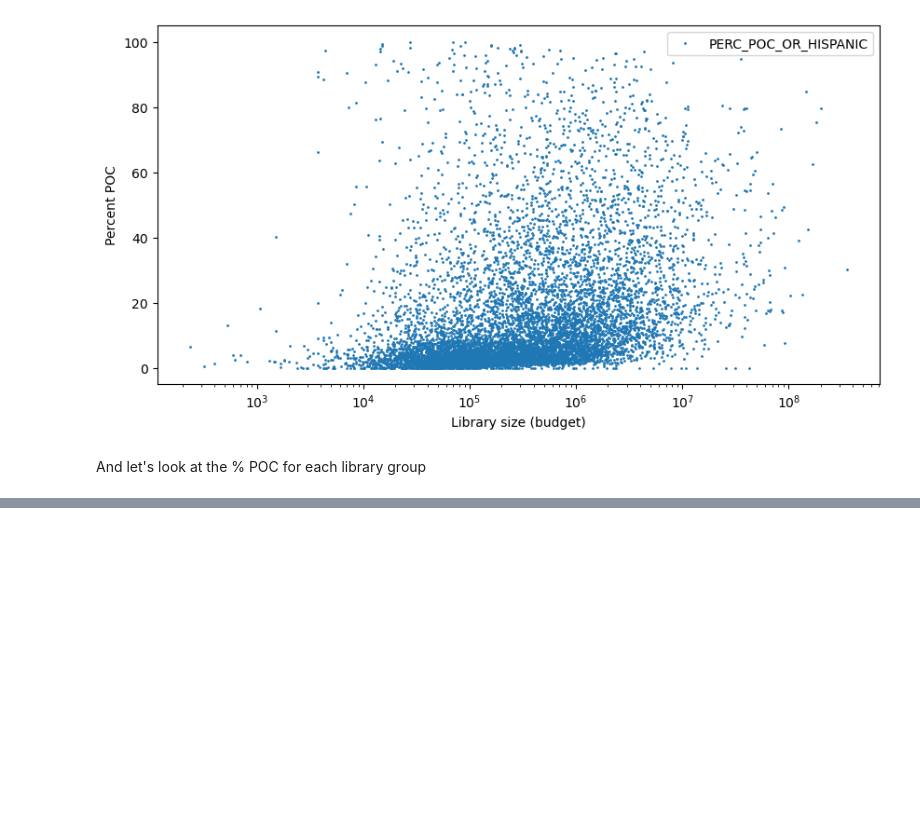
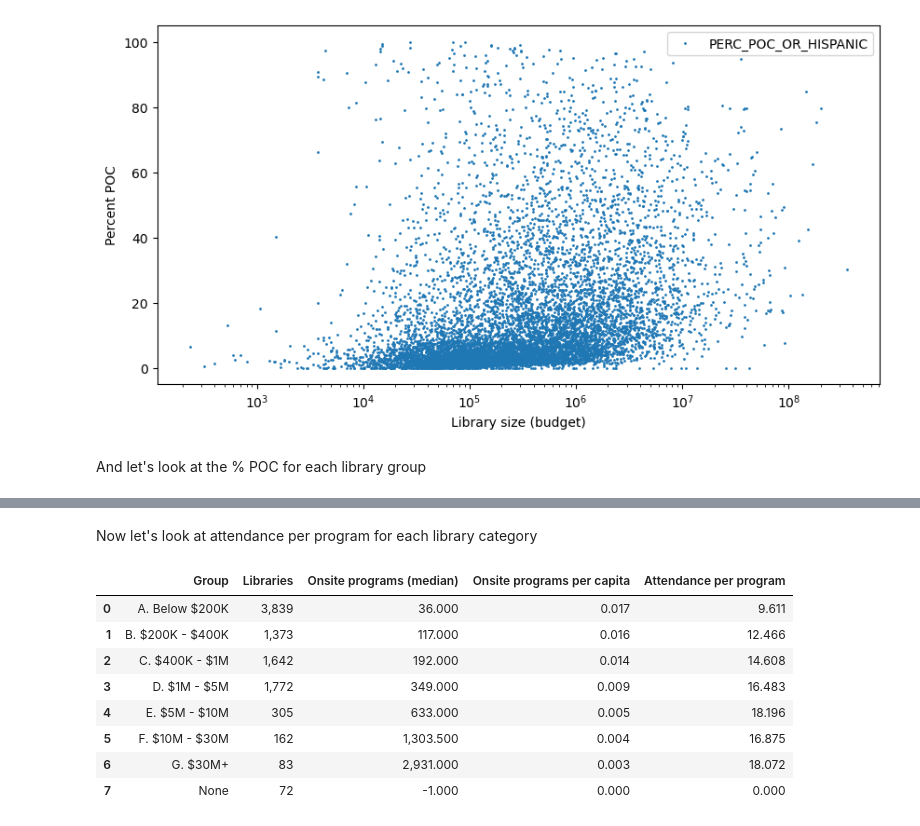
Before and after one commit to beefoo/public-library-survey, a Jupyter notebook: faq.ipynb, the cells around one changed output, grey strips where cells are left out. Saved outputs shown, nothing was run; the diff lists cells and outputs as text; code cells hidden in the pictures; blank space fills up the shorter version.

Commit message:
Add program analysis to FAQ

```diff
--- a/faq.ipynb
+++ b/faq.ipynb
@@ -178,0 +200,5 @@ stats_df.style.format(precision=2, thousands=",")
+# %%
+lib_df = calculate_per(lib_df, "ONPRO", "POPU_LSA", "ONPRO_PER")
+stats_df["Onsite programs (median)"] = stats_df.apply(lambda row: lib_df[lib_df["BUDGET_CATEGORY"] == row["Group"]]["ONPRO"].median(), axis=1)
+stats_df["Onsite programs per capita"] = stats_df.apply(lambda row: lib_df[lib_df["BUDGET_CATEGORY"] == row["Group"]]["ONPRO_PER"].median(), axis=1)
+stats_df[["Group", "Libraries", "Onsite programs (median)", "Onsite programs per capita"]].style.format(precision=3, thousands=",")
@@ -178,0 +215,16 @@ stats_df.style.format(precision=2, thousands=",")
+# %% [markdown]
+Now let's look at attendance per program for each library category
+# %%
+lib_df = calculate_per(lib_df, "ONATTEN", "ONPRO", "ATTEN_PER")
+stats_df["Attendance per program"] = stats_df.apply(lambda row: lib_df[lib_df["BUDGET_CATEGORY"] == row["Group"]]["ATTEN_PER"].median(), axis=1)
+stats_df[["Group", "Libraries", "Onsite programs (median)", "Onsite programs per capita", "Attendance per program"]].style.format(precision=3, thousands=",")
+# %% [output]
+|  | Group | Libraries | Onsite programs (median) | Onsite programs per capita | Attendance per program |
+| 0 | A. Below $200K | 3,839 | 36.000 | 0.017 | 9.611 |
+| 1 | B. $200K - $400K | 1,373 | 117.000 | 0.016 | 12.466 |
+| 2 | C. $400K - $1M | 1,642 | 192.000 | 0.014 | 14.608 |
+| 3 | D. $1M - $5M | 1,772 | 349.000 | 0.009 | 16.483 |
+| 4 | E. $5M - $10M | 305 | 633.000 | 0.005 | 18.196 |
+| 5 | F. $10M - $30M | 162 | 1,303.500 | 0.004 | 16.875 |
+| 6 | G. $30M+ | 83 | 2,931.000 | 0.003 | 18.072 |
+| 7 | None | 72 | -1.000 | 0.000 | 0.000 |
```
Also changed, not shown: parts of 9 cells of this notebook.
